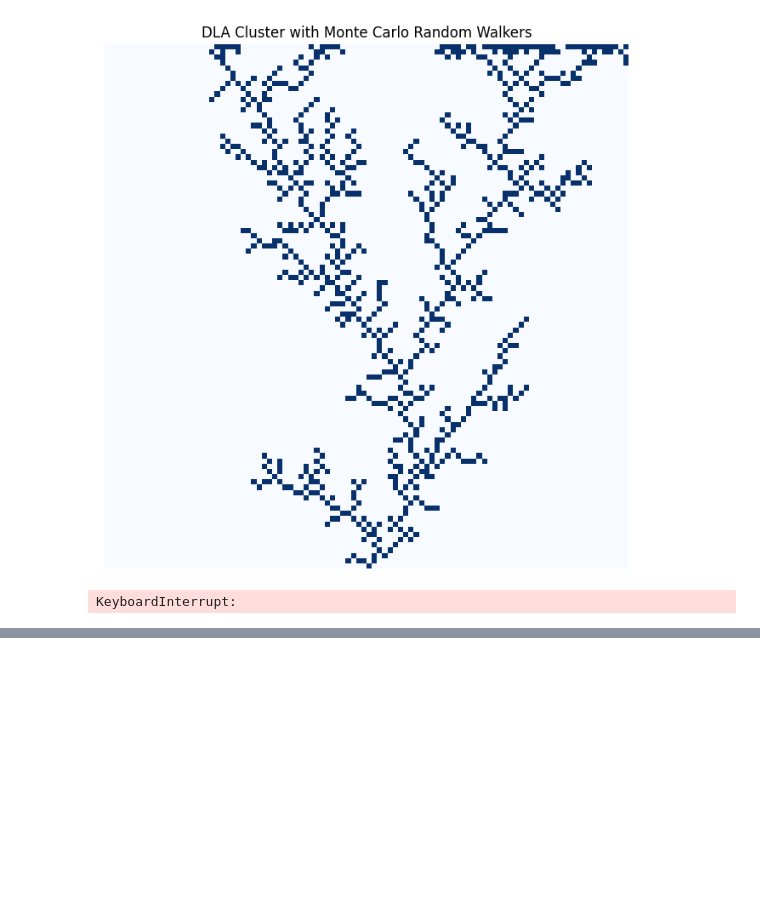
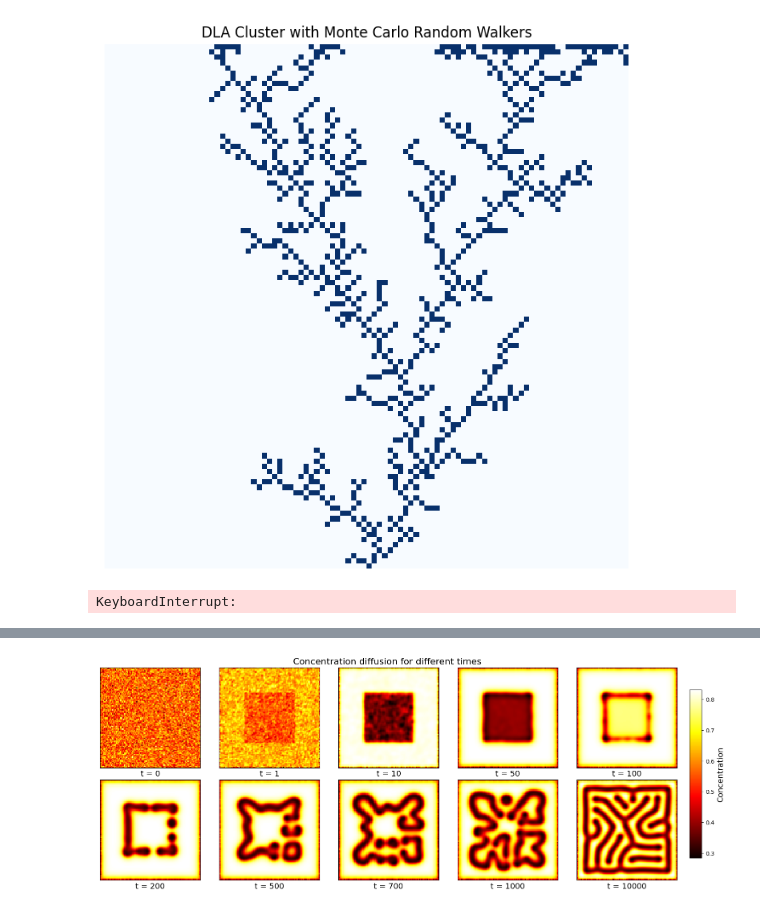
Before and after one commit to koenweverink/ScientificComputing, a Jupyter notebook: Set2.ipynb, the cells around one changed output, grey strips where cells are left out. Cells and saved outputs as stored; diff of their text form; code cells hidden in the pictures; blank space fills up the shorter version.

```diff
--- a/Set2.ipynb
+++ b/Set2.ipynb
@@ -449,0 +400,45 @@ plt.show()
+# %%
+def plot_concentration_over_time(grid_size, D_u, D_v, f, k, dt, dx, steps_list, title_suffix=''):
+    num_rows = 2  # Number of rows
+    num_cols = len(steps_list) // num_rows  # Number of columns
+
+    fig, axes = plt.subplots(num_rows, num_cols, figsize=(15, 6))
+
+    for i, steps in enumerate(steps_list):
+        row_idx = i // num_cols
+        col_idx = i % num_cols
+
+        u, v= gray_scott(grid_size, D_u, D_v, f, k, dt, dx, steps)
+        ax = axes[row_idx, col_idx] if num_rows > 1 else axes[col_idx]
+        im = ax.imshow(u, cmap='hot', interpolation='nearest')
+        ax.set_xticks([])
+        ax.set_yticks([])
+        ax.set_xlabel(f"t = {steps}", fontsize=14)
+    # print(conv)
+
+    # Add colorbar
+    cbar_ax = fig.add_axes([1, 0.15, 0.02, 0.7])  # [left, bottom, width, height]
+    cbar = fig.colorbar(im, cax=cbar_ax)
+    cbar.set_label('Concentration', fontsize=14)
+
+    # Set title for the last subplot
+    axes[0, 2].set_title(f'Concentration diffusion for different times {title_suffix}', fontsize=16, loc='center')
+
+    plt.tight_layout()
+    plt.show()
+
+# Parameters
+grid_size = 100
+dt = 1  # Time step, arbitrary units
+dx = 1  # Grid spacing, arbitrary units
+D_u = 0.16  # Diffusion coefficient, arbitrary units
+D_v = 0.08  # Diffusion coefficient, arbitrary units
+f = 0.035  # Feed rate, arbitrary units
+k = 0.060  # Kill rate, arbitrary units
+
+# Plot concentration over time for different steps_list
+steps_list_1 = [0, 1, 10, 50, 100, 200, 500, 700, 1000, 10000]
+
+plot_concentration_over_time(grid_size, D_u, D_v, f, k, dt, dx, steps_list_1)
+# %% [output]
+[figure, added]
```
Also changed, not shown: parts of 7 cells of this notebook.
